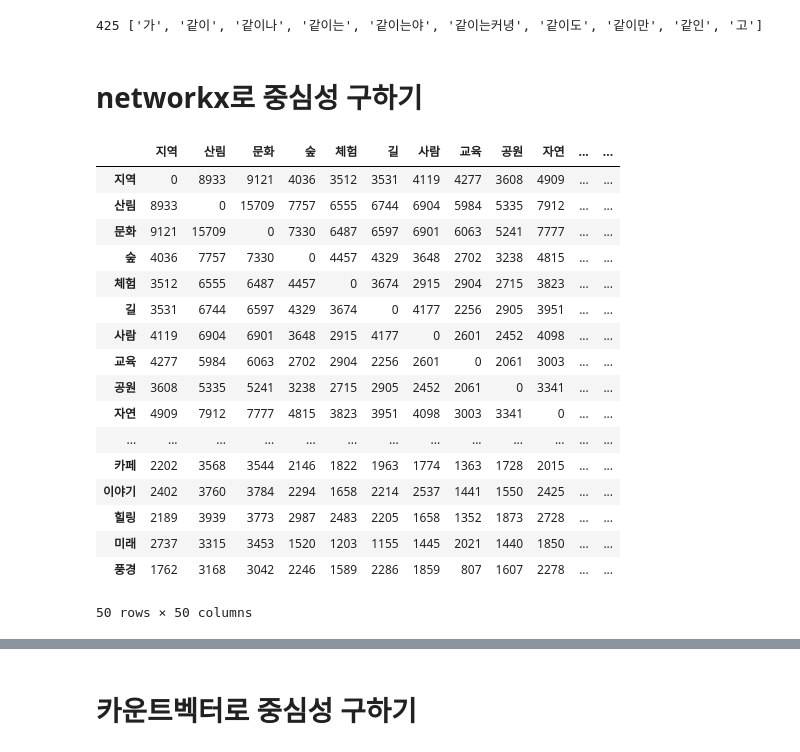
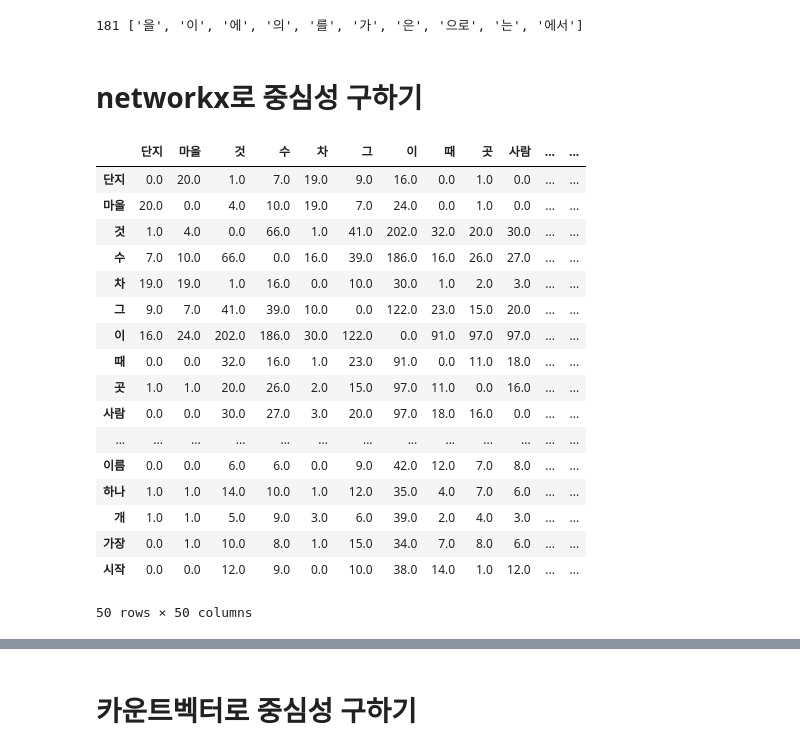
Before and after one commit to DDalaDDula/NIFoS_Textdata_Analysis, a Jupyter notebook: networkx.ipynb, the cells around one changed output, grey strips where cells are left out. Saved outputs shown, nothing was run; the diff lists cells and outputs as text; code cells hidden in the pictures.

```diff
--- a/networkx.ipynb
+++ b/networkx.ipynb
@@ -17,37 +43,38 @@ print(len(corpus))
 # %%
-stopwords_df = pd.read_csv("C:/Users/user/Documents/jupyter_notebook/한국어 조사 목록.txt", encoding='UTF-8')
-stopwords = stopwords_df['조사'].to_list()
+stopwords = stopwords_df['josa'].to_list()
 print(len(stopwords), stopwords[:10])
 # %% [output]
-425 ['가', '같이', '같이나', '같이는', '같이는야', '같이는커녕', '같이도', '같이만', '같인', '고']
+181 ['을', '이', '에', '의', '를', '가', '은', '으로', '는', '에서']
 # %% [markdown]
 # networkx로 중심성 구하기
 # %%
 import networkx as nx
 import matplotlib.cm as cm
 from matplotlib.colors import Normalize
-# %%
-c_comatx = pd.read_csv("D:/2022산림문화/2022산림문화_문화감성어 단어동시출현행렬.txt", encoding='UTF-8')
-c_comatx
-# %% [output]
-|  | 지역 | 산림 | 문화 | 숲 | 체험 | 길 | 사람 | 교육 | 공원 | 자연 | ... | ... |
-| 지역 | 0 | 8933 | 9121 | 4036 | 3512 | 3531 | 4119 | 4277 | 3608 | 4909 | ... | ... |
-| 산림 | 8933 | 0 | 15709 | 7757 | 6555 | 6744 | 6904 | 5984 | 5335 | 7912 | ... | ... |
-| 문화 | 9121 | 15709 | 0 | 7330 | 6487 | 6597 | 6901 | 6063 | 5241 | 7777 | ... | ... |
-| 숲 | 4036 | 7757 | 7330 | 0 | 4457 | 4329 | 3648 | 2702 | 3238 | 4815 | ... | ... |
-| 체험 | 3512 | 6555 | 6487 | 4457 | 0 | 3674 | 2915 | 2904 | 2715 | 3823 | ... | ... |
-| 길 | 3531 | 6744 | 6597 | 4329 | 3674 | 0 | 4177 | 2256 | 2905 | 3951 | ... | ... |
-| 사람 | 4119 | 6904 | 6901 | 3648 | 2915 | 4177 | 0 | 2601 | 2452 | 4098 | ... | ... |
-| 교육 | 4277 | 5984 | 6063 | 2702 | 2904 | 2256 | 2601 | 0 | 2061 | 3003 | ... | ... |
-| 공원 | 3608 | 5335 | 5241 | 3238 | 2715 | 2905 | 2452 | 2061 | 0 | 3341 | ... | ... |
-| 자연 | 4909 | 7912 | 7777 | 4815 | 3823 | 3951 | 4098 | 3003 | 3341 | 0 | ... | ... |
-| ... | ... | ... | ... | ... | ... | ... | ... | ... | ... | ... | ... | ... |
-| 카페 | 2202 | 3568 | 3544 | 2146 | 1822 | 1963 | 1774 | 1363 | 1728 | 2015 | ... | ... |
-| 이야기 | 2402 | 3760 | 3784 | 2294 | 1658 | 2214 | 2537 | 1441 | 1550 | 2425 | ... | ... |
-| 힐링 | 2189 | 3939 | 3773 | 2987 | 2483 | 2205 | 1658 | 1352 | 1873 | 2728 | ... | ... |
-| 미래 | 2737 | 3315 | 3453 | 1520 | 1203 | 1155 | 1445 | 2021 | 1440 | 1850 | ... | ... |
-| 풍경 | 1762 | 3168 | 3042 | 2246 | 1589 | 2286 | 1859 | 807 | 1607 | 2278 | ... | ... |
-50 rows × 50 columns
+# %%
+# 저장된 피클 파일을 불러오기
+with open('e.pkl', 'rb') as file:
+    c_comatx = pickle.load(file)
+c_comatx
+# %% [output]
+|  | 단지 | 마을 | 것 | 수 | 차 | 그 | 이 | 때 | 곳 | 사람 | ... | ... |
+| 단지 | 0.0 | 20.0 | 1.0 | 7.0 | 19.0 | 9.0 | 16.0 | 0.0 | 1.0 | 0.0 | ... | ... |
+| 마을 | 20.0 | 0.0 | 4.0 | 10.0 | 19.0 | 7.0 | 24.0 | 0.0 | 1.0 | 0.0 | ... | ... |
+| 것 | 1.0 | 4.0 | 0.0 | 66.0 | 1.0 | 41.0 | 202.0 | 32.0 | 20.0 | 30.0 | ... | ... |
+| 수 | 7.0 | 10.0 | 66.0 | 0.0 | 16.0 | 39.0 | 186.0 | 16.0 | 26.0 | 27.0 | ... | ... |
+| 차 | 19.0 | 19.0 | 1.0 | 16.0 | 0.0 | 10.0 | 30.0 | 1.0 | 2.0 | 3.0 | ... | ... |
+| 그 | 9.0 | 7.0 | 41.0 | 39.0 | 10.0 | 0.0 | 122.0 | 23.0 | 15.0 | 20.0 | ... | ... |
+| 이 | 16.0 | 24.0 | 202.0 | 186.0 | 30.0 | 122.0 | 0.0 | 91.0 | 97.0 | 97.0 | ... | ... |
+| 때 | 0.0 | 0.0 | 32.0 | 16.0 | 1.0 | 23.0 | 91.0 | 0.0 | 11.0 | 18.0 | ... | ... |
+| 곳 | 1.0 | 1.0 | 20.0 | 26.0 | 2.0 | 15.0 | 97.0 | 11.0 | 0.0 | 16.0 | ... | ... |
+| 사람 | 0.0 | 0.0 | 30.0 | 27.0 | 3.0 | 20.0 | 97.0 | 18.0 | 16.0 | 0.0 | ... | ... |
+| ... | ... | ... | ... | ... | ... | ... | ... | ... | ... | ... | ... | ... |
+| 이름 | 0.0 | 0.0 | 6.0 | 6.0 | 0.0 | 9.0 | 42.0 | 12.0 | 7.0 | 8.0 | ... | ... |
+| 하나 | 1.0 | 1.0 | 14.0 | 10.0 | 1.0 | 12.0 | 35.0 | 4.0 | 7.0 | 6.0 | ... | ... |
+| 개 | 1.0 | 1.0 | 5.0 | 9.0 | 3.0 | 6.0 | 39.0 | 2.0 | 4.0 | 3.0 | ... | ... |
+| 가장 | 0.0 | 1.0 | 10.0 | 8.0 | 1.0 | 15.0 | 34.0 | 7.0 | 8.0 | 6.0 | ... | ... |
+| 시작 | 0.0 | 0.0 | 12.0 | 9.0 | 0.0 | 10.0 | 38.0 | 14.0 | 1.0 | 12.0 | ... | ... |
+50 rows × 50 columns
 # %%
 c_comatx_array = c_comatx.to_numpy()
 print(type(c_comatx_array), c_comatx_array.shape)
```
Also changed, not shown: parts of 27 cells of this notebook, 10 other files.
